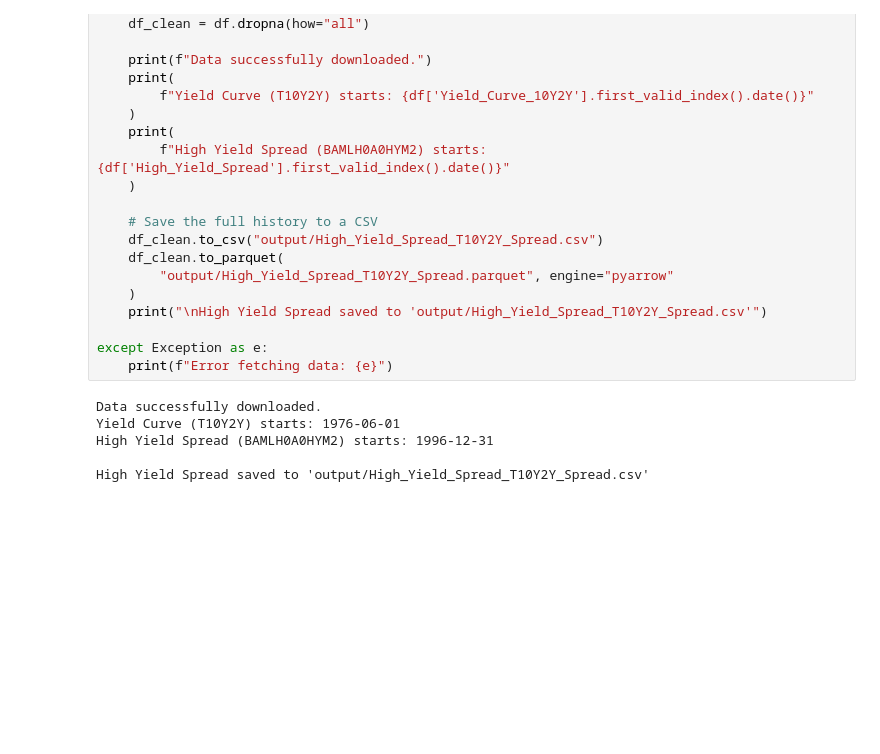
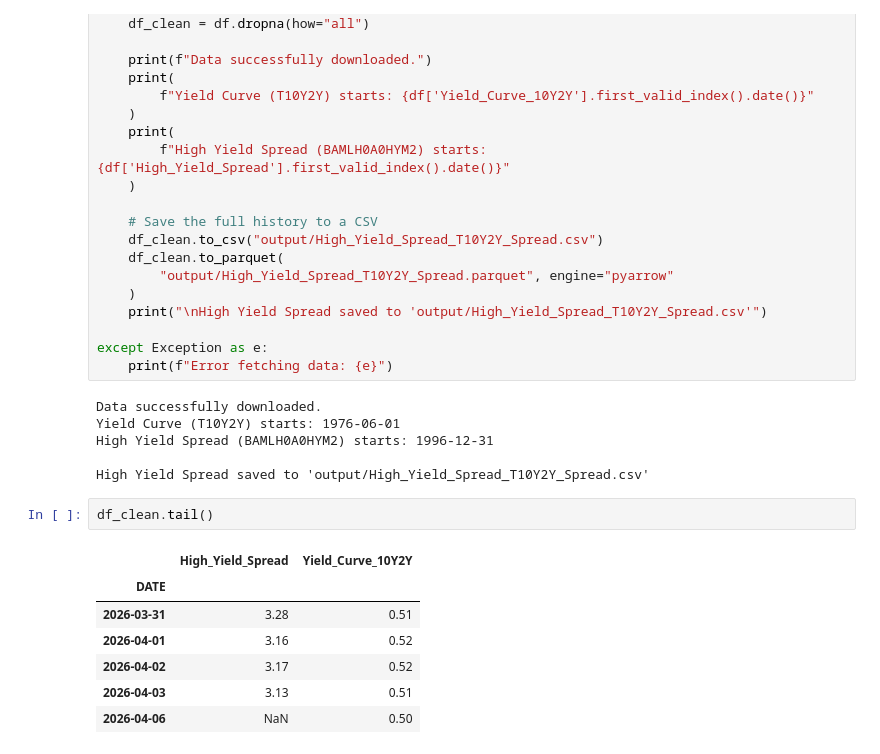
Before and after one commit to pympk/py311, a Jupyter notebook: stocks/notebooks_RLVR/fed_data_yield_spread.ipynb, the cells around one changed output. Cells and saved outputs as stored; diff of their text form; blank space fills up the shorter version.

```diff
--- a/stocks/notebooks_RLVR/fed_data_yield_spread.ipynb
+++ b/stocks/notebooks_RLVR/fed_data_yield_spread.ipynb
@@ -40,3 +40,13 @@ Yield Curve (T10Y2Y) starts: 1976-06-01
 High Yield Spread (BAMLH0A0HYM2) starts: 1996-12-31
 
 High Yield Spread saved to 'output/High_Yield_Spread_T10Y2Y_Spread.csv'
+# %%
+df_clean.tail()
+# %% [output]
+|  | High_Yield_Spread | Yield_Curve_10Y2Y |
+| DATE |  |  |
+| 2026-03-31 | 3.28 | 0.51 |
+| 2026-04-01 | 3.16 | 0.52 |
+| 2026-04-02 | 3.17 | 0.52 |
+| 2026-04-03 | 3.13 | 0.51 |
+| 2026-04-06 | NaN | 0.50 |
```
Also changed, not shown: 11 other files.
